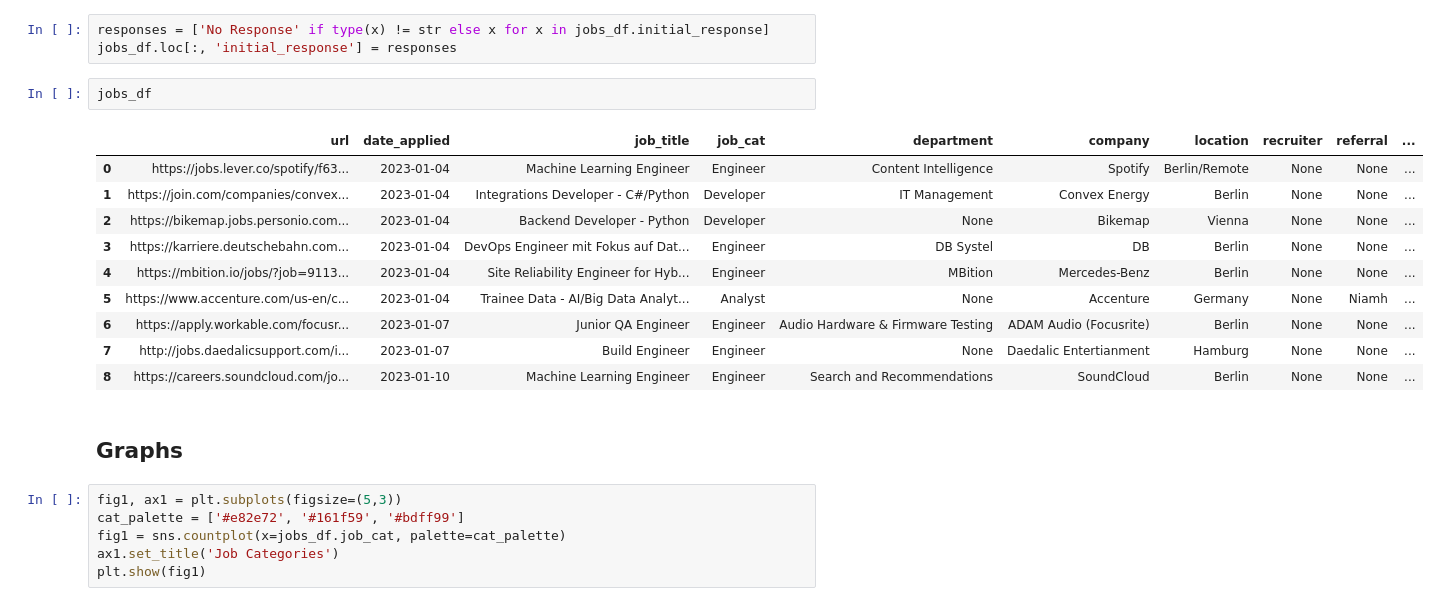
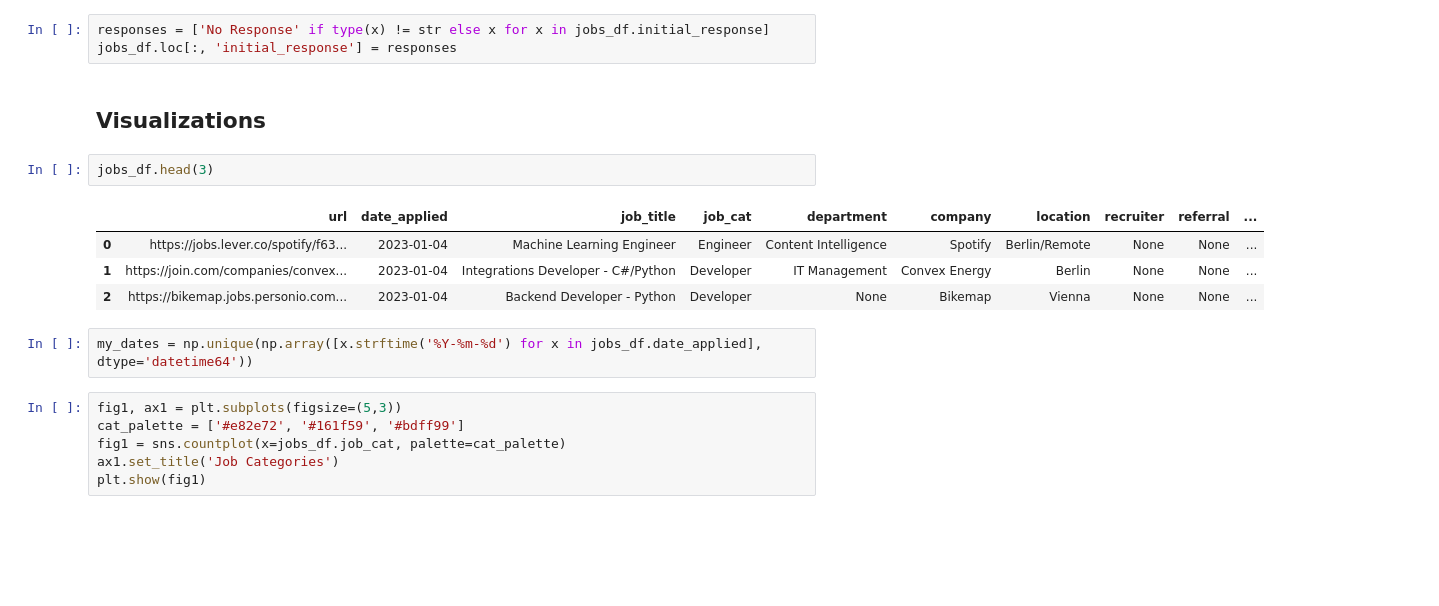
Before and after one commit to emilycardwell/my-jobs, a Jupyter notebook: jobs.ipynb, the cells around one changed output. Saved outputs shown, nothing was run; the diff lists cells and outputs as text; blank space fills up the shorter version.

Commit message:
finished visualizations

```diff
--- a/jobs.ipynb
+++ b/jobs.ipynb
@@ -100,21 +104,17 @@ jobs_df.loc[2, 'date_init_resp':'initial_response'] = '1.11.23', 'Rejected'
 # %%
 responses = ['No Response' if type(x) != str else x for x in jobs_df.initial_response]
 jobs_df.loc[:, 'initial_response'] = responses
+# %% [markdown]
+## Visualizations
 # %%
-jobs_df
+jobs_df.head(3)
 # %% [output]
 |  | url | date_applied | job_title | job_cat | department | company | location | recruiter | referral | ... |
 | 0 | https://jobs.lever.co/spotify/f63... | 2023-01-04 | Machine Learning Engineer | Engineer | Content Intelligence | Spotify | Berlin/Remote | None | None | ... |
 | 1 | https://join.com/companies/convex... | 2023-01-04 | Integrations Developer - C#/Python | Developer | IT Management | Convex Energy | Berlin | None | None | ... |
 | 2 | https://bikemap.jobs.personio.com... | 2023-01-04 | Backend Developer - Python | Developer | None | Bikemap | Vienna | None | None | ... |
-| 3 | https://karriere.deutschebahn.com... | 2023-01-04 | DevOps Engineer mit Fokus auf Dat... | Engineer | DB Systel | DB | Berlin | None | None | ... |
-| 4 | https://mbition.io/jobs/?job=9113... | 2023-01-04 | Site Reliability Engineer for Hyb... | Engineer | MBition | Mercedes-Benz | Berlin | None | None | ... |
-| 5 | https://www.accenture.com/us-en/c... | 2023-01-04 | Trainee Data - AI/Big Data Analyt... | Analyst | None | Accenture | Germany | None | Niamh | ... |
-| 6 | https://apply.workable.com/focusr... | 2023-01-07 | Junior QA Engineer | Engineer | Audio Hardware & Firmware Testing | ADAM Audio (Focusrite) | Berlin | None | None | ... |
-| 7 | http://jobs.daedalicsupport.com/i... | 2023-01-07 | Build Engineer | Engineer | None | Daedalic Entertianment | Hamburg | None | None | ... |
-| 8 | https://careers.soundcloud.com/jo... | 2023-01-10 | Machine Learning Engineer | Engineer | Search and Recommendations | SoundCloud | Berlin | None | None | ... |
-# %% [markdown]
-## Graphs
+# %%
+my_dates = np.unique(np.array([x.strftime('%Y-%m-%d') for x in jobs_df.date_applied], dtype='datetime64'))
 # %%
 fig1, ax1 = plt.subplots(figsize=(5,3))
 cat_palette = ['#e82e72', '#161f59', '#bdff99']
```
Also changed, not shown: parts of 10 cells of this notebook.
